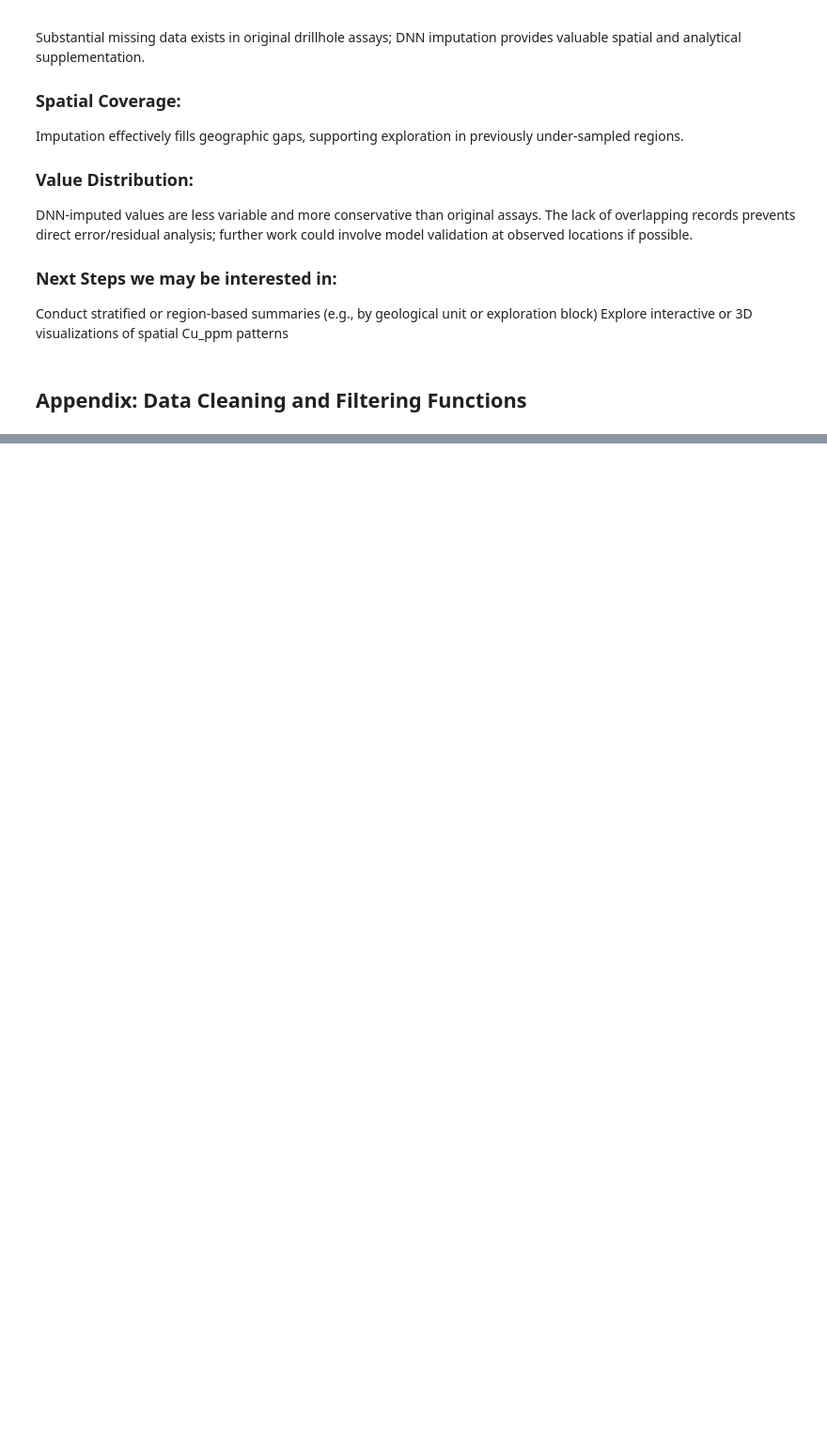
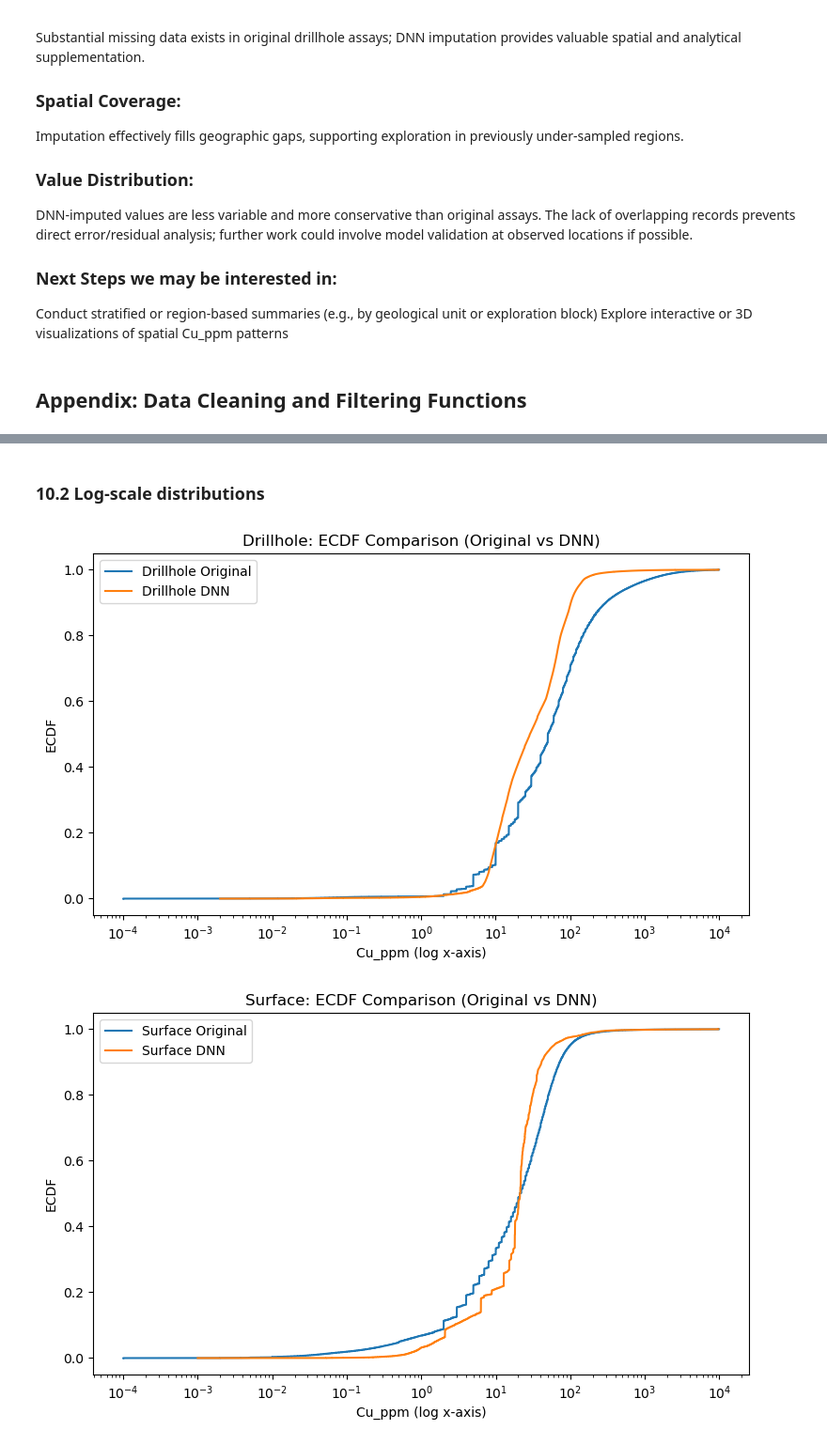
Before and after one commit to zyWang4capstone/Capstone-project-cu-gap-analysis-platform, a Jupyter notebook: notebooks/First-step EDA.ipynb, the cells around one changed output, grey strips where cells are left out. Shown at 94% size. Cells and saved outputs as stored; diff of their text form; code cells hidden in the pictures; blank space fills up the shorter version.

```diff
--- a/notebooks/First-step EDA.ipynb
+++ b/notebooks/First-step EDA.ipynb
@@ -259,0 +387,33 @@ def filter_valid_cu(df, col='Cu_ppm', minval=0, maxval=10000):
+# %% [markdown]
+### 10.2  Log‑scale distributions
+# %%
+#Drillhole ECDF
+x1, F1 = _ecdf(dh_o)
+x2, F2 = _ecdf(dh_d)
+
+plt.figure(figsize=(9,5))
+plt.plot(x1, F1, drawstyle="steps-post", label="Drillhole Original")
+plt.plot(x2, F2, drawstyle="steps-post", label="Drillhole DNN")
+plt.xscale("log")  # ECDF on original scale but log x-axis for clarity
+plt.xlabel("Cu_ppm (log x-axis)")
+plt.ylabel("ECDF")
+plt.title("Drillhole: ECDF Comparison (Original vs DNN)")
+plt.legend()
+plt.show()
+
+#Surface ECDF
+x1, F1 = _ecdf(sf_o)
+x2, F2 = _ecdf(sf_d)
+
+plt.figure(figsize=(9,5))
+plt.plot(x1, F1, drawstyle="steps-post", label="Surface Original")
+plt.plot(x2, F2, drawstyle="steps-post", label="Surface DNN")
+plt.xscale("log")
+plt.xlabel("Cu_ppm (log x-axis)")
+plt.ylabel("ECDF")
+plt.title("Surface: ECDF Comparison (Original vs DNN)")
+plt.legend()
+plt.show()
+# %% [output]
+[figure, added]
+[figure, added]
```
Also changed, not shown: parts of 10 cells of this notebook, 5 other files.
